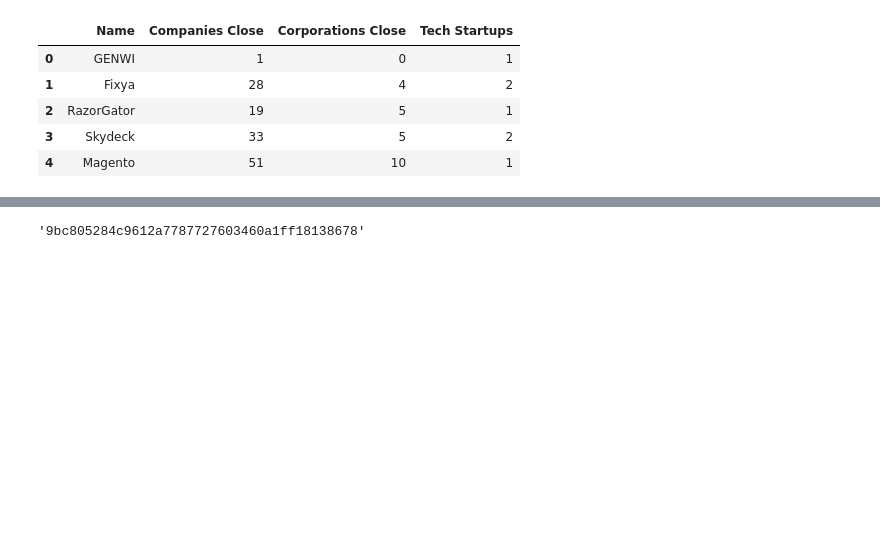
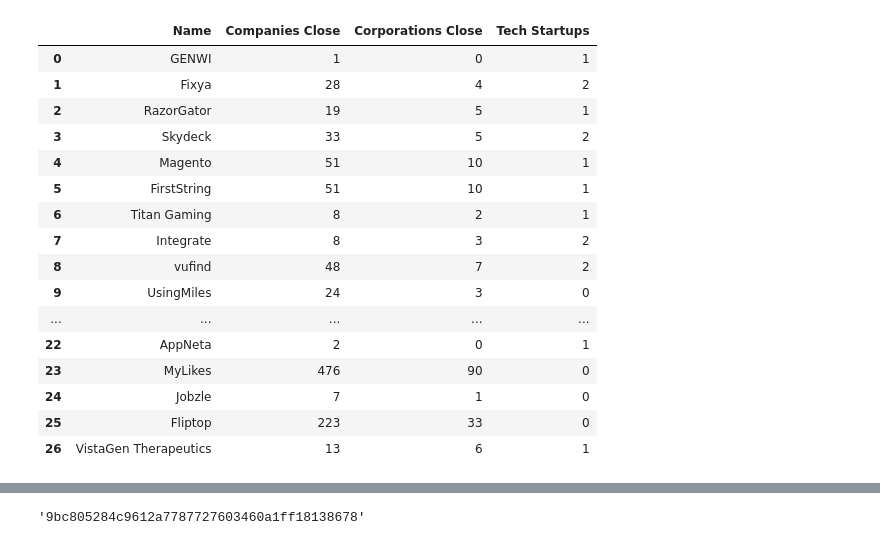
Before and after one commit to castares/geolocalization-project, a Jupyter notebook: tests2.ipynb, the cells around one changed output, grey strips where cells are left out. Saved outputs shown, nothing was run; the diff lists cells and outputs as text; code cells hidden in the pictures; blank space fills up the shorter version.

```diff
--- a/tests2.ipynb
+++ b/tests2.ipynb
@@ -2,15 +2,26 @@
 import src.companiesdb as comp
 import pandas as pd
 df = pd.read_csv('./output/ranking.csv')
-# %%
-df.head()
-# %% [output]
-|  | Name | Companies Close | Corporations Close | Tech Startups |
-| 0 | GENWI | 1 | 0 | 1 |
-| 1 | Fixya | 28 | 4 | 2 |
-| 2 | RazorGator | 19 | 5 | 1 |
-| 3 | Skydeck | 33 | 5 | 2 |
-| 4 | Magento | 51 | 10 | 1 |
+# %%
+display(ranking)
+# %% [output]
+|  | Name | Companies Close | Corporations Close | Tech Startups |
+| 0 | GENWI | 1 | 0 | 1 |
+| 1 | Fixya | 28 | 4 | 2 |
+| 2 | RazorGator | 19 | 5 | 1 |
+| 3 | Skydeck | 33 | 5 | 2 |
+| 4 | Magento | 51 | 10 | 1 |
+| 5 | FirstString | 51 | 10 | 1 |
+| 6 | Titan Gaming | 8 | 2 | 1 |
+| 7 | Integrate | 8 | 3 | 2 |
+| 8 | vufind | 48 | 7 | 2 |
+| 9 | UsingMiles | 24 | 3 | 0 |
+| ... | ... | ... | ... | ... |
+| 22 | AppNeta | 2 | 0 | 1 |
+| 23 | MyLikes | 476 | 90 | 0 |
+| 24 | Jobzle | 7 | 1 | 0 |
+| 25 | Fliptop | 223 | 33 | 0 |
+| 26 | VistaGen Therapeutics | 13 | 6 | 1 |
 # %%
 from bson.json_util import loads, dumps
 db, col_schools = comp.connectCollection("companies", "schools_2")
```
Also changed, not shown: parts of 5 cells of this notebook, 4 other files.
